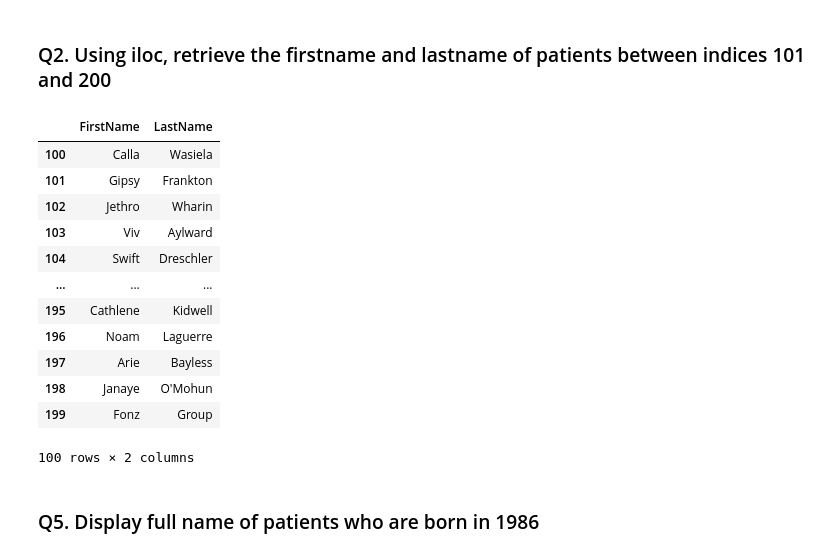
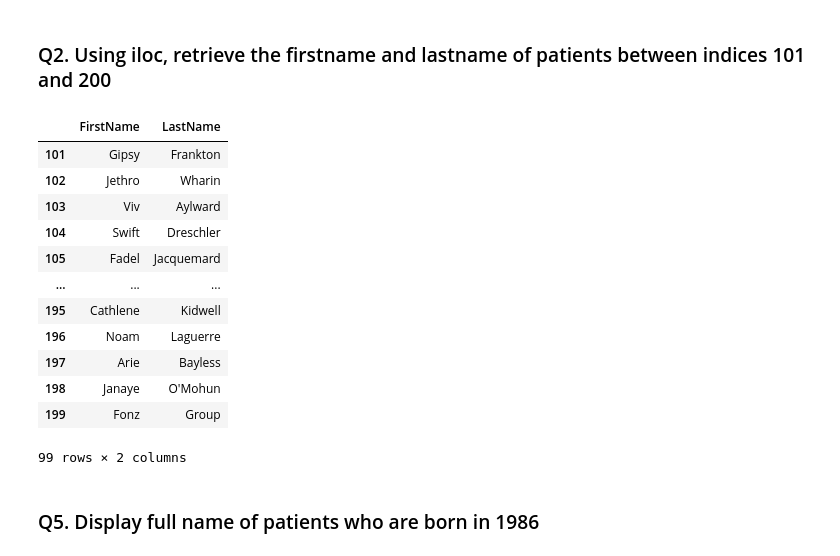
Before and after one commit to sita47/BuddingNinjas_PythonHackathon, a Jupyter notebook: kkpythonhackathon-checkpoint.ipynb, the cells around one changed output. Drawn from its saved outputs; the diff is of its cells as text; code cells hidden in the pictures.

```diff
--- a/kkpythonhackathon-checkpoint.ipynb
+++ b/kkpythonhackathon-checkpoint.ipynb
@@ -6,21 +6,21 @@ data = pd.read_excel('HospitalDatabase.xlsx','Patients')
 # %% [markdown]
 ### Q2. Using iloc, retrieve the firstname and lastname of patients between indices 101 and 200
 # %%
-data.iloc[100:200,1:3]
+data.iloc[101:200,1:3]
 # %% [output]
 |  | FirstName | LastName |
-| 100 | Calla | Wasiela |
 | 101 | Gipsy | Frankton |
 | 102 | Jethro | Wharin |
 | 103 | Viv | Aylward |
 | 104 | Swift | Dreschler |
+| 105 | Fadel | Jacquemard |
 | ... | ... | ... |
 | 195 | Cathlene | Kidwell |
 | 196 | Noam | Laguerre |
 | 197 | Arie | Bayless |
 | 198 | Janaye | O'Mohun |
 | 199 | Fonz | Group |
-100 rows × 2 columns
+99 rows × 2 columns
 # %% [markdown]
 ###  Q5. Display full name of patients who are born in 1986
 # %%
```
Also changed, not shown: parts of 50 cells of this notebook.
